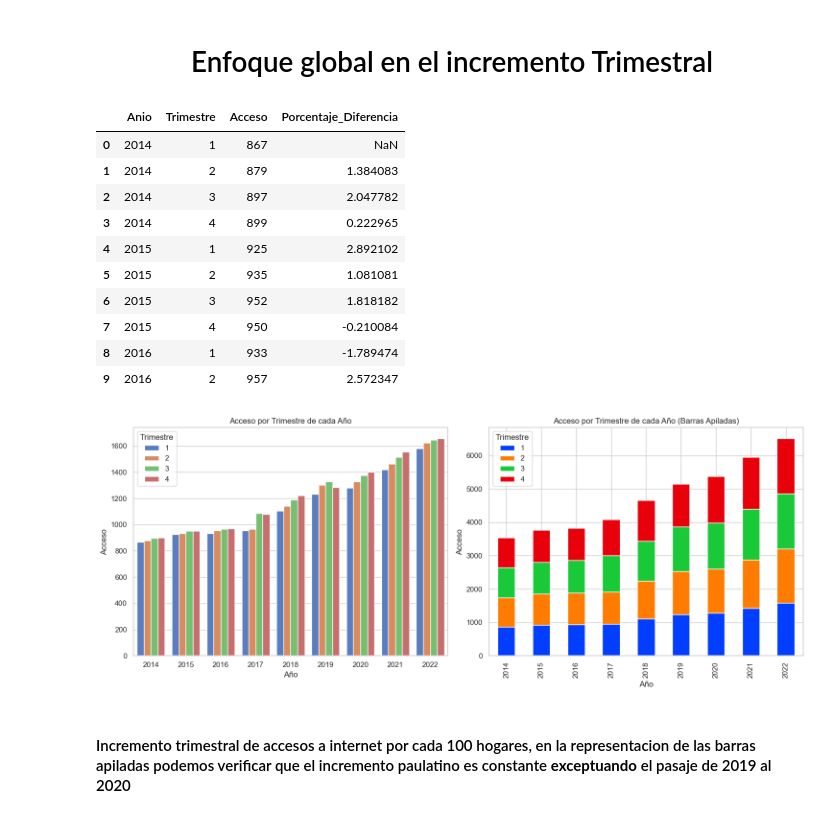
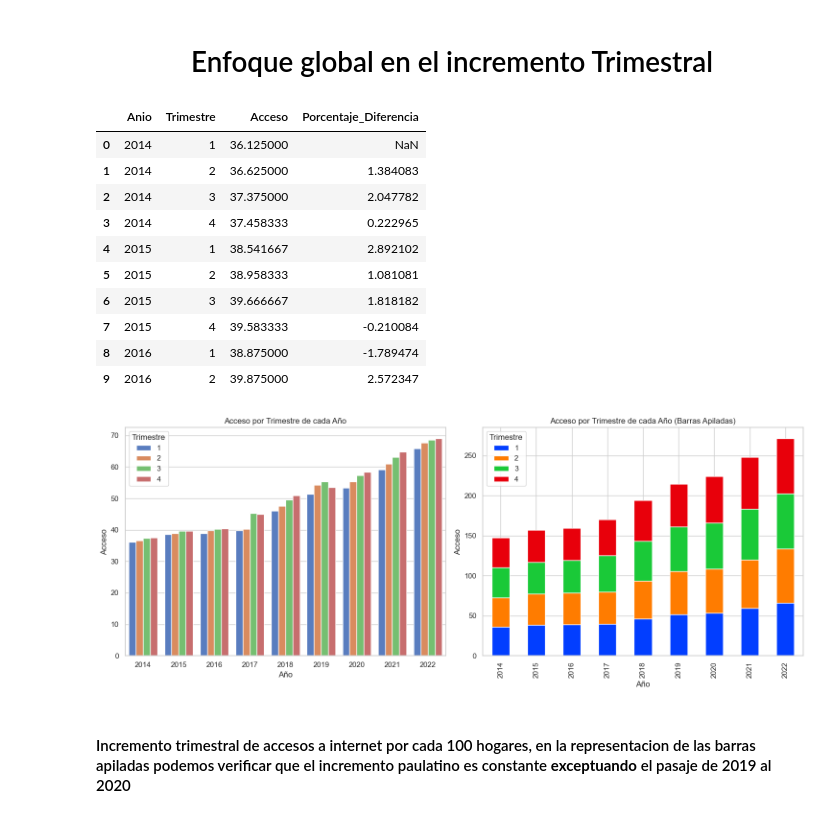
Before and after one commit to jonathancastillo185/Proyecto-2, a Jupyter notebook: ETL/EDA.ipynb, the cells around one changed output. Drawn from its saved outputs; the diff is of its cells as text; code cells hidden in the pictures.

```diff
--- a/ETL/EDA.ipynb
+++ b/ETL/EDA.ipynb
@@ -84,7 +84,7 @@ plt.show() #---> Visualizo el resultado
 <h1><center>Enfoque global en el incremento Trimestral</center></h1>
 # %%
 #---> Crear un grupo de datos por trimestre y sumar los accesos por cada 100 habitantes
-trimestres = internet_penetracion.groupby(['Año','Trimestre'])['Accesos por cada 100 hogares'].sum()
+trimestres = internet_penetracion.groupby(['Año','Trimestre'])['Accesos por cada 100 hogares'].mean()
 anio = [x[0] for x in trimestres.index] #---> desanido los sets creados en la funcion de agrupamiento
 trim = [x[1] for x in trimestres.index] #---> desanido los sets creados en la funcion de agrupamiento
 
@@ -104,42 +104,42 @@ trimestres['Porcentaje_Diferencia'] = trimestres['Acceso'].pct_change() * 100
 trimestres.head(10) #---> Visualizo el resultado
 # %% [output]
 |  | Anio | Trimestre | Acceso | Porcentaje_Diferencia |
-| 0 | 2014 | 1 | 867 | NaN |
-| 1 | 2014 | 2 | 879 | 1.384083 |
-| 2 | 2014 | 3 | 897 | 2.047782 |
-| 3 | 2014 | 4 | 899 | 0.222965 |
-| 4 | 2015 | 1 | 925 | 2.892102 |
-| 5 | 2015 | 2 | 935 | 1.081081 |
-| 6 | 2015 | 3 | 952 | 1.818182 |
-| 7 | 2015 | 4 | 950 | -0.210084 |
-| 8 | 2016 | 1 | 933 | -1.789474 |
-| 9 | 2016 | 2 | 957 | 2.572347 |
+| 0 | 2014 | 1 | 36.125000 | NaN |
+| 1 | 2014 | 2 | 36.625000 | 1.384083 |
+| 2 | 2014 | 3 | 37.375000 | 2.047782 |
+| 3 | 2014 | 4 | 37.458333 | 0.222965 |
+| 4 | 2015 | 1 | 38.541667 | 2.892102 |
+| 5 | 2015 | 2 | 38.958333 | 1.081081 |
+| 6 | 2015 | 3 | 39.666667 | 1.818182 |
+| 7 | 2015 | 4 | 39.583333 | -0.210084 |
+| 8 | 2016 | 1 | 38.875000 | -1.789474 |
+| 9 | 2016 | 2 | 39.875000 | 2.572347 |
 # %%
 sns.set(style="whitegrid", palette="bright")
 
 fig, axes = plt.subplots(1, 2, figsize=(15, 6))
 
 #---> Gráfico de barras para cada trimestre por año
 barplot = sns.barplot(x='Anio', y='Acceso', hue='Trimestre', data=trimestres, palette='muted', ax=axes[0])
 
 barplot.set_title('Acceso por Trimestre de cada Año')
 barplot.set_xlabel('Año')
 barplot.set_ylabel('Acceso')
 
 barplot.legend(title='Trimestre')
 
 #---> Crear el gráfico de barras apiladas con la columna 'Acceso'
-stacked_data = trimestres.groupby(['Anio', 'Trimestre'])['Acceso'].sum().unstack()
+stacked_data = trimestres.groupby(['Anio', 'Trimestre'])['Acceso'].mean().unstack()
 stacked_data.plot(kind='bar', stacked=True, ax=axes[1])
 
 axes[1].set_title('Acceso por Trimestre de cada Año (Barras Apiladas)')
 axes[1].set_xlabel('Año')
 axes[1].set_ylabel('Acceso')
 
 plt.tight_layout()
 plt.show() #---> Visualizo los graficos
 # %% [output]
-[figure, old version]
+[figure, new version]
 # %% [markdown]
 #### Incremento trimestral de accesos a internet por cada 100 hogares, en la representacion de las barras apiladas podemos verificar que el incremento paulatino es constante **exceptuando** el pasaje de 2019 al 2020
 # %%
```
Also changed, not shown: parts of 22 cells of this notebook, 1 other file.
